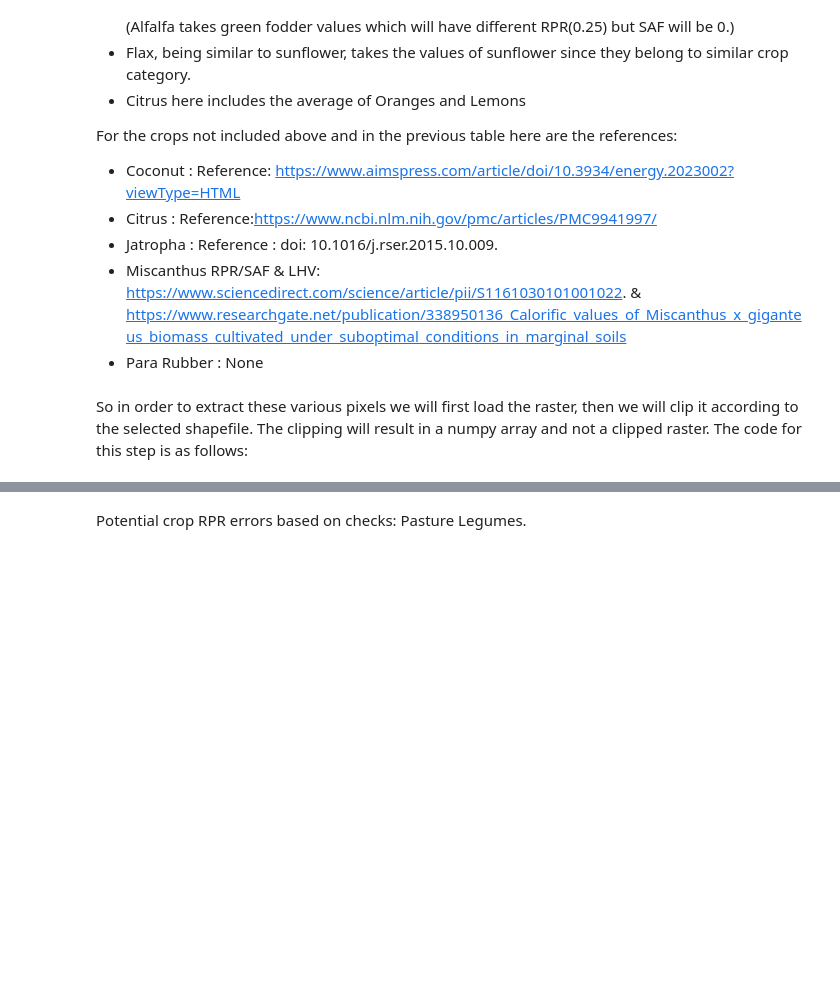
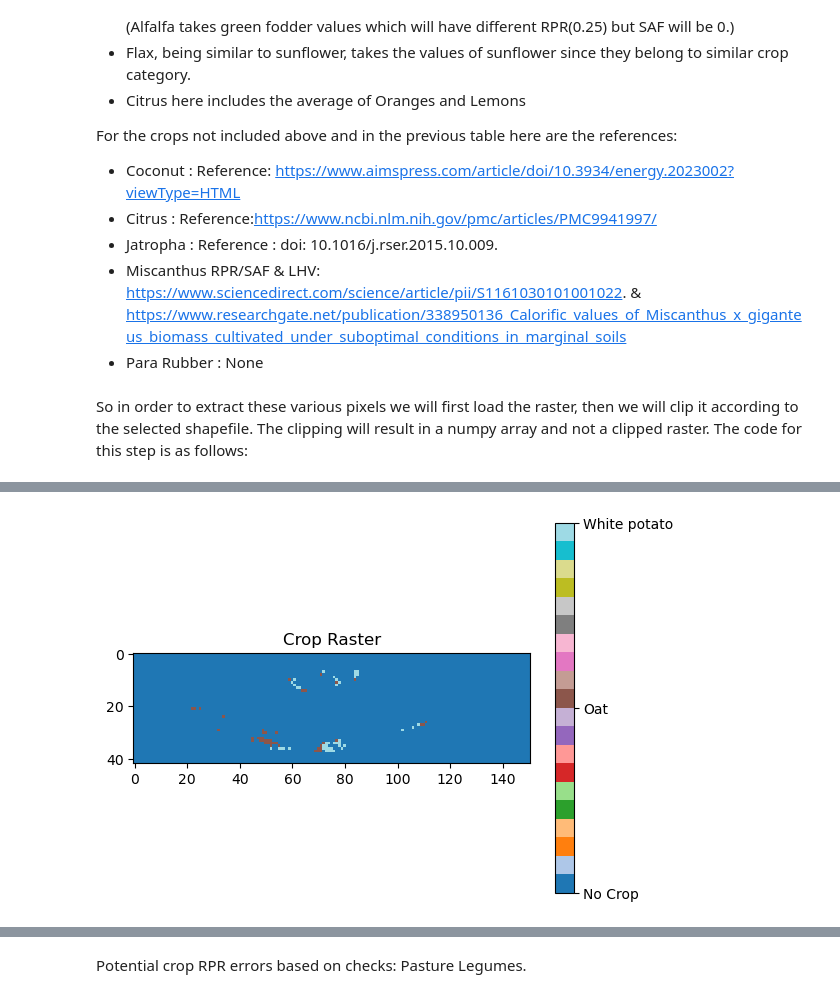
Before and after one commit to ClimateCompatibleGrowth/BEPMAT, a Jupyter notebook: Functions.ipynb, the cells around one changed output, grey strips where cells are left out. Saved outputs shown, nothing was run; the diff lists cells and outputs as text; code cells hidden in the pictures; blank space fills up the shorter version.

```diff
--- a/Functions.ipynb
+++ b/Functions.ipynb
@@ -1251,14 +1251,16 @@ def shapefile_generator(country, province=None):
         ad_level = 0
         gdf_country = downloader.get_shape_data_by_country_name(country_name=country, ad_level=ad_level)
         return gdf_country
+# %%
+iceland = shapefile_generator("Iceland")
 # %%
-# import time
+import time
 
-# start_time = time.time()
+start_time = time.time()
 
-# iceland_potential, iceland_marginal, iceland_crop, iceland_max_yield , iceland_max_yield_crop = get_biomass_potential_for_marginal(iceland ,
-#                                                                             '2041-2070', 'IPSL-CM5A-LR', 'RCP2.6',
-#                                                 'Available water content of 200 mm/m (under irrigation conditions)','High')
+iceland_potential, iceland_marginal, iceland_crop, iceland_max_yield , iceland_max_yield_crop = get_biomass_potential_for_marginal(iceland ,
+                                                                            '2041-2070', 'IPSL-CM5A-LR', 'RCP2.6',
+                                                'Available water content of 200 mm/m (under irrigation conditions)','High')
 
-# elapsed_time = time.time() - start_time
-# print("Elapsed time:", elapsed_time, "seconds")
+elapsed_time = time.time() - start_time
+print("Elapsed time:", elapsed_time, "seconds")
@@ -1264,0 +1282,28 @@ def shapefile_generator(country, province=None):
+# %%
+import numpy as np
+import matplotlib.pyplot as plt
+
+# Assuming you have already obtained the 'max_crops' array
+
+# Define a colormap for different crops
+cmap = plt.get_cmap('tab20')
+
+# Create a color index array based on the unique crop names
+crop_names = np.unique(iceland_crop)
+crop_indices = {crop: i for i, crop in enumerate(crop_names)}
+
+# Convert crop names to corresponding color indices
+color_index = np.vectorize(crop_indices.get)(iceland_crop)
+
+# Plot the raster
+plt.imshow(color_index, cmap=cmap, interpolation='nearest')
+
+# Add a colorbar legend for crop names
+cbar = plt.colorbar(ticks=np.arange(len(crop_names)))
+cbar.ax.set_yticklabels(crop_names)
+
+# Set the title and show the plot
+plt.title('Crop Raster')
+plt.show()
+# %% [output]
+[figure, added]
```
Also changed, not shown: parts of 7 cells of this notebook, 4 other files.
